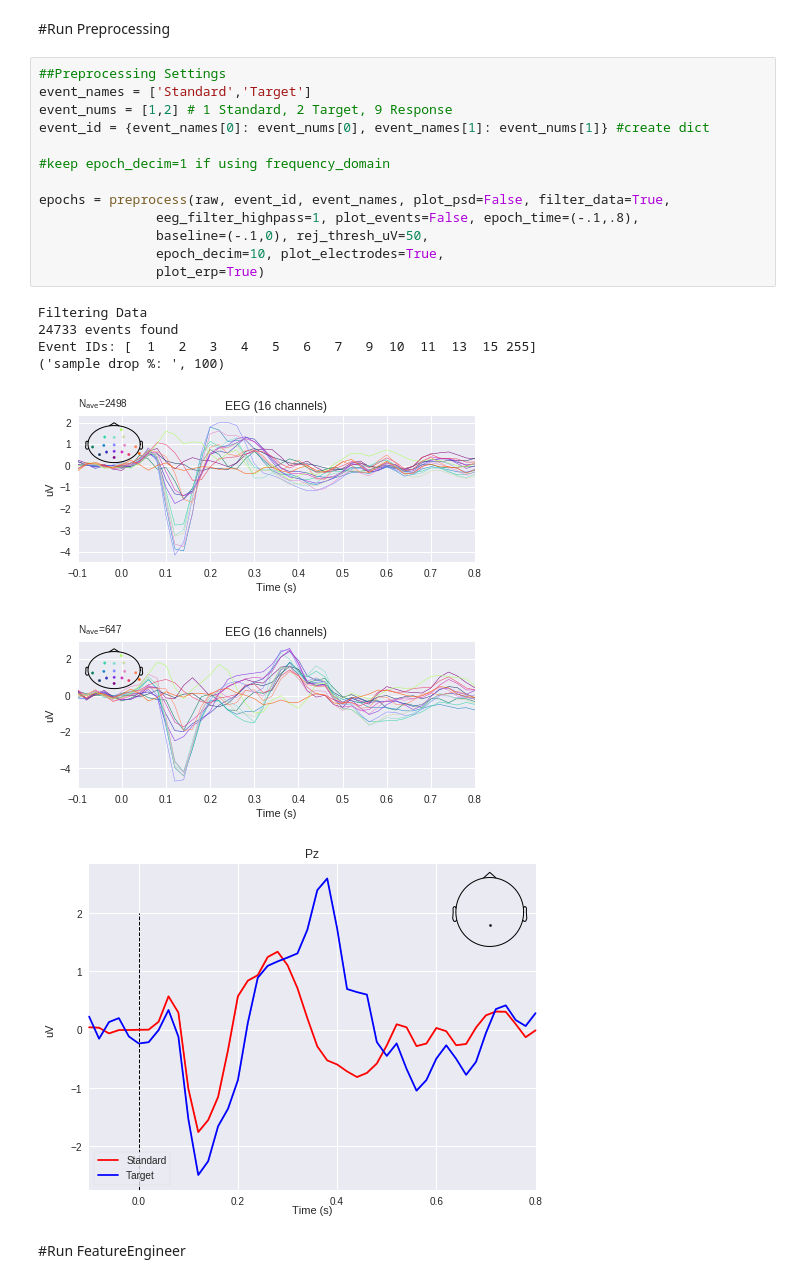
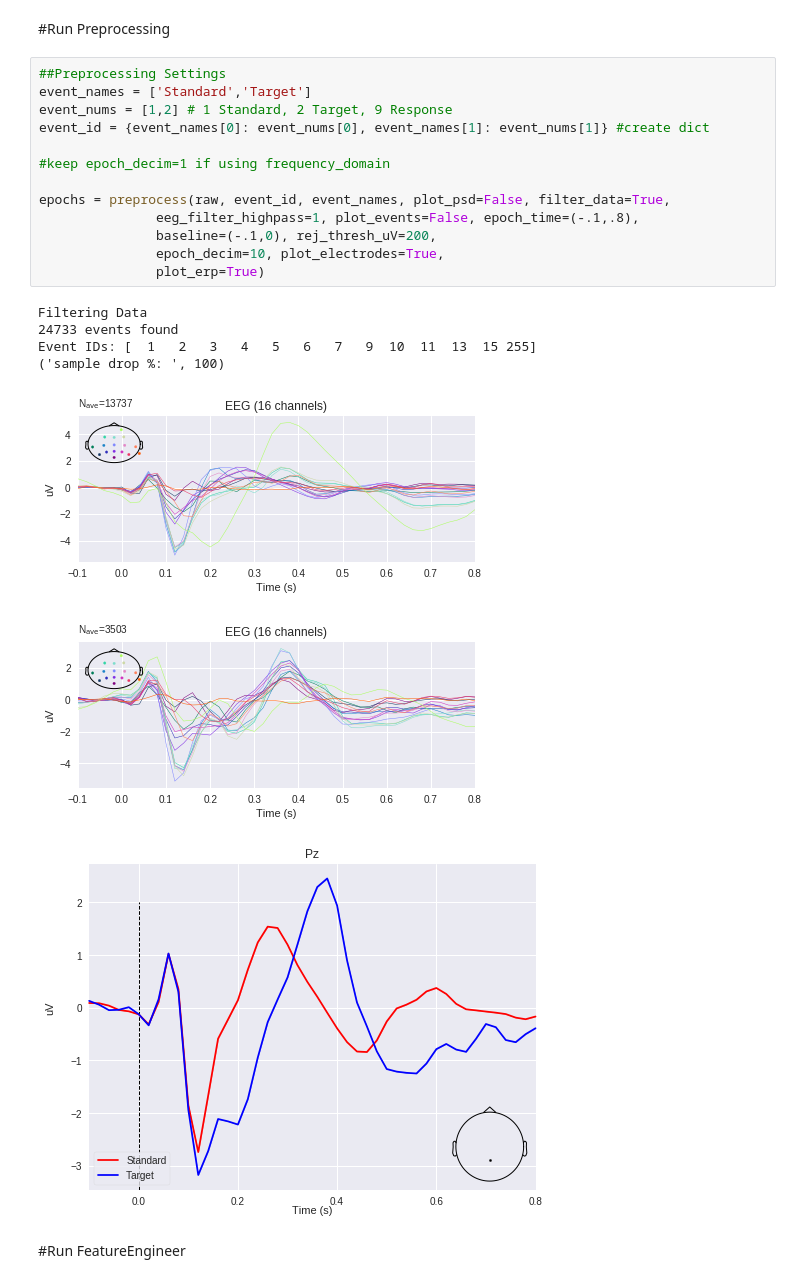
Before and after one commit to kylemath/DeepEEG, a Jupyter notebook: notebooks/DeepEEG.ipynb, the cells around one changed output. Saved outputs shown, nothing was run; the diff lists cells and outputs as text.

```diff
--- a/notebooks/DeepEEG.ipynb
+++ b/notebooks/DeepEEG.ipynb
@@ -575,24 +578,24 @@ Reading 0 ... 1015009  =      0.000 ...  2030.018 secs...
 # %%
 ##Preprocessing Settings
 event_names = ['Standard','Target']
 event_nums = [1,2] # 1 Standard, 2 Target, 9 Response
 event_id = {event_names[0]: event_nums[0], event_names[1]: event_nums[1]} #create dict
 
 #keep epoch_decim=1 if using frequency_domain
 
 epochs = preprocess(raw, event_id, event_names, plot_psd=False, filter_data=True,
                eeg_filter_highpass=1, plot_events=False, epoch_time=(-.1,.8),
-               baseline=(-.1,0), rej_thresh_uV=50,
+               baseline=(-.1,0), rej_thresh_uV=200,
                epoch_decim=10, plot_electrodes=True,
                plot_erp=True)
 # %% [output]
 Filtering Data
 24733 events found
 Event IDs: [  1   2   3   4   5   6   7   9  10  11  13  15 255]
 ('sample drop %: ', 100)
-[figure, old version]
+[figure, new version]
-[figure, old version]
+[figure, new version]
-[figure, old version]
+[figure, new version]
 # %% [markdown]
 #Run FeatureEngineer
 # %%
```
Also changed, not shown: parts of 9 cells of this notebook.
